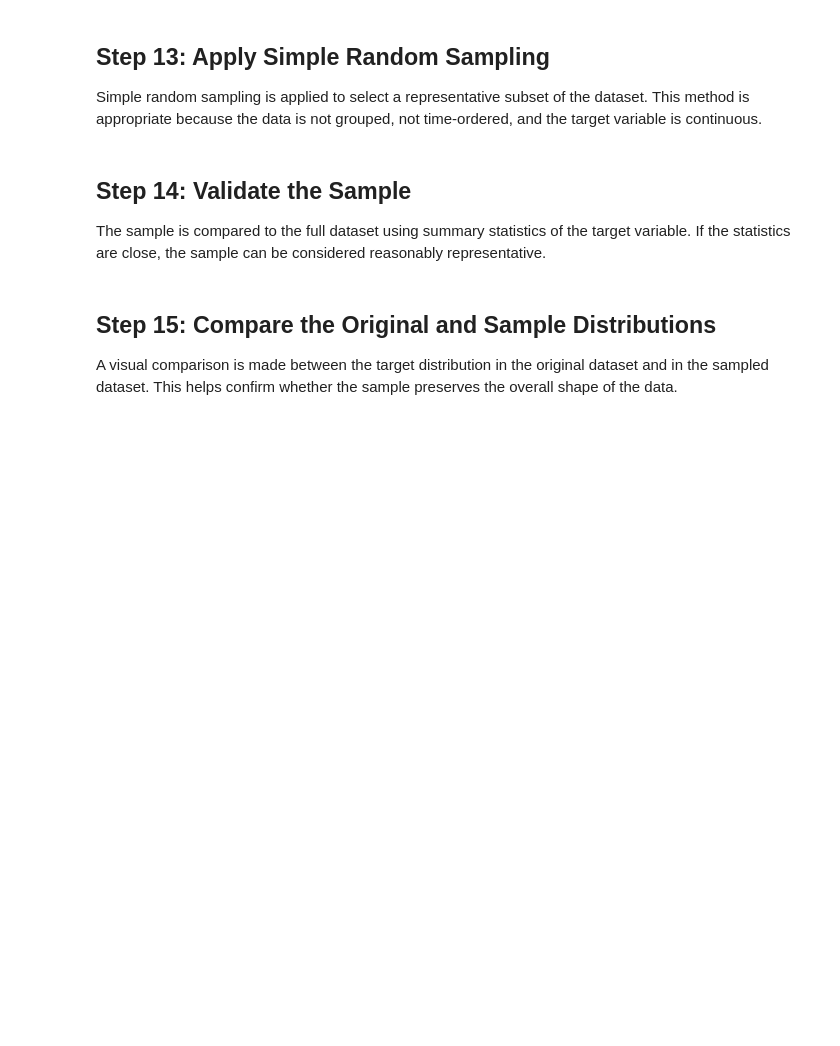
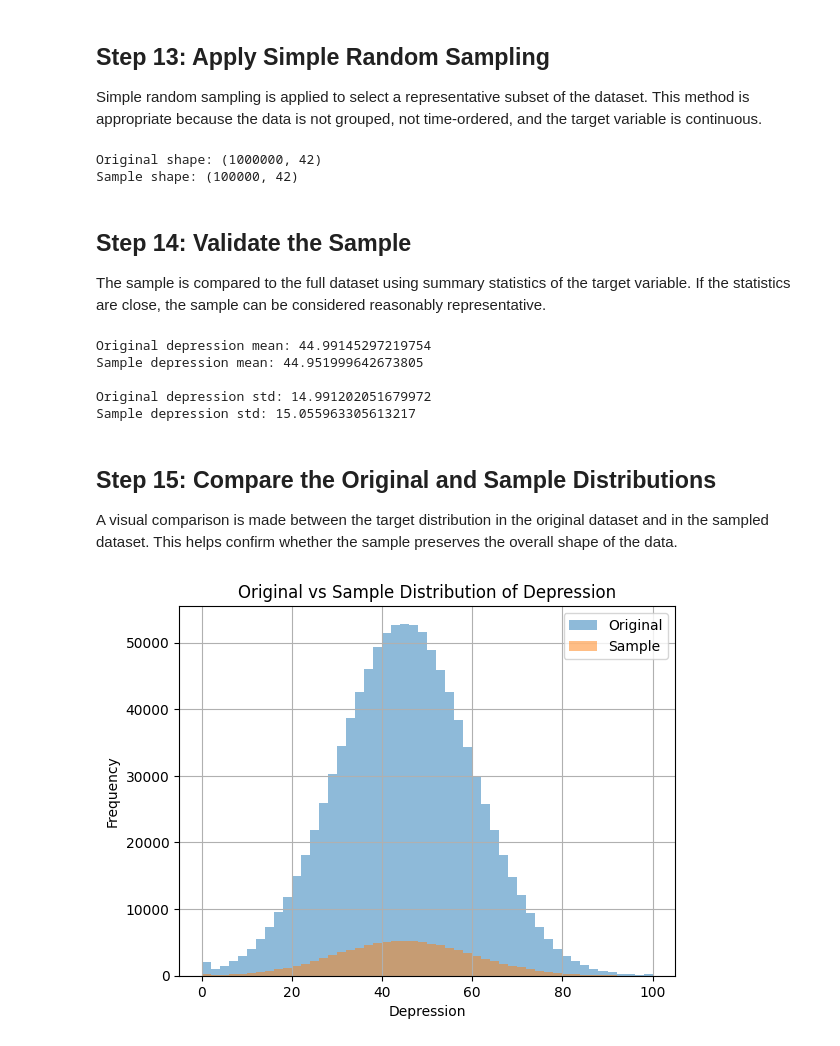
Before and after one commit to XyronTeam/ml-project, a Jupyter notebook: src/dataset_b/notebook_b.ipynb, the cells around one changed output. Cells and saved outputs as stored; diff of their text form; code cells hidden in the pictures; blank space fills up the shorter version.

Commit message:
Perform dataset sampling, generate correlation matrix, and create initial EDA plots

```diff
--- a/src/dataset_b/notebook_b.ipynb
+++ b/src/dataset_b/notebook_b.ipynb
@@ -27,7 +27,7 @@ import matplotlib.pyplot as plt
 ## Step 2: Load the Dataset
 The dataset is loaded into a pandas DataFrame so it can be inspected and analyzed.
 # %%
-df = pd.read_csv(r"C:\Users\samak\Desktop\Machinelearning project\college_students_habits_1M.csv")
+df = pd.read_csv(r"college_students_habits_1M.csv")
 # %% [markdown]
 ## Step 3: Inspect the Dataset Structure
 This step is used to understand the dataset size, column names, data types, and a preview of the first rows.
@@ -198,29 +198,40 @@ Based on these findings, simple random sampling is the most appropriate sampling
 Simple random sampling is applied to select a representative subset of the dataset.
 This method is appropriate because the data is not grouped, not time-ordered, and the target variable is continuous.
 # %%
-##df_sample = df.sample(frac=0.1, random_state=42)
+df_sample = df.sample(frac=0.1, random_state=42)
 
-##print("Original shape:", df.shape)
-##print("Sample shape:", df_sample.shape)
+print("Original shape:", df.shape)
+print("Sample shape:", df_sample.shape)
+# %% [output]
+Original shape: (1000000, 42)
+Sample shape: (100000, 42)
 # %% [markdown]
 ## Step 14: Validate the Sample
 The sample is compared to the full dataset using summary statistics of the target variable.
 If the statistics are close, the sample can be considered reasonably representative.
 # %%
-##print("Original depression mean:", df[target_col].mean())
-##print("Sample depression mean:", df_sample[target_col].mean())
+print("Original depression mean:", df[target_col].mean())
+print("Sample depression mean:", df_sample[target_col].mean())
 
-##print("\nOriginal depression std:", df[target_col].std())
-##print("Sample depression std:", df_sample[target_col].std())
+print("\nOriginal depression std:", df[target_col].std())
+print("Sample depression std:", df_sample[target_col].std())
+# %% [output]
+Original depression mean: 44.99145297219754
+Sample depression mean: 44.951999642673805
+
+Original depression std: 14.991202051679972
+Sample depression std: 15.055963305613217
 # %% [markdown]
 ## Step 15: Compare the Original and Sample Distributions
 A visual comparison is made between the target distribution in the original dataset and in the sampled dataset.
 This helps confirm whether the sample preserves the overall shape of the data.
 # %%
-##df[target_col].hist(bins=50, alpha=0.5, label="Original")
-##df_sample[target_col].hist(bins=50, alpha=0.5, label="Sample")
-##plt.title("Original vs Sample Distribution of Depression")
-##plt.xlabel("Depression")
-##plt.ylabel("Frequency")
-##plt.legend()
-##plt.show()
+df[target_col].hist(bins=50, alpha=0.5, label="Original")
+df_sample[target_col].hist(bins=50, alpha=0.5, label="Sample")
+plt.title("Original vs Sample Distribution of Depression")
+plt.xlabel("Depression")
+plt.ylabel("Frequency")
+plt.legend()
+plt.show()
+# %% [output]
+[figure, added]
```
Also changed, not shown: parts of 7 cells of this notebook.
